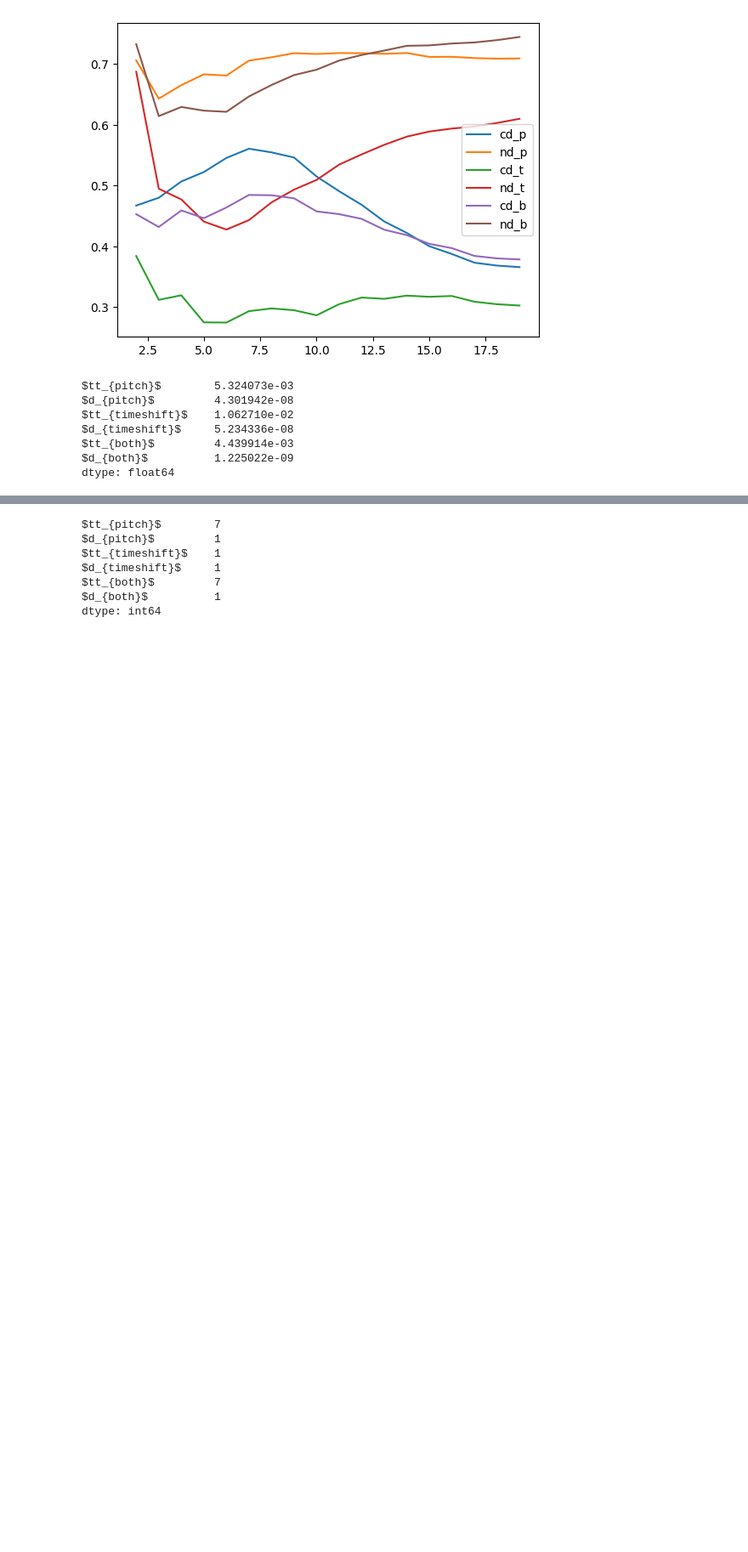
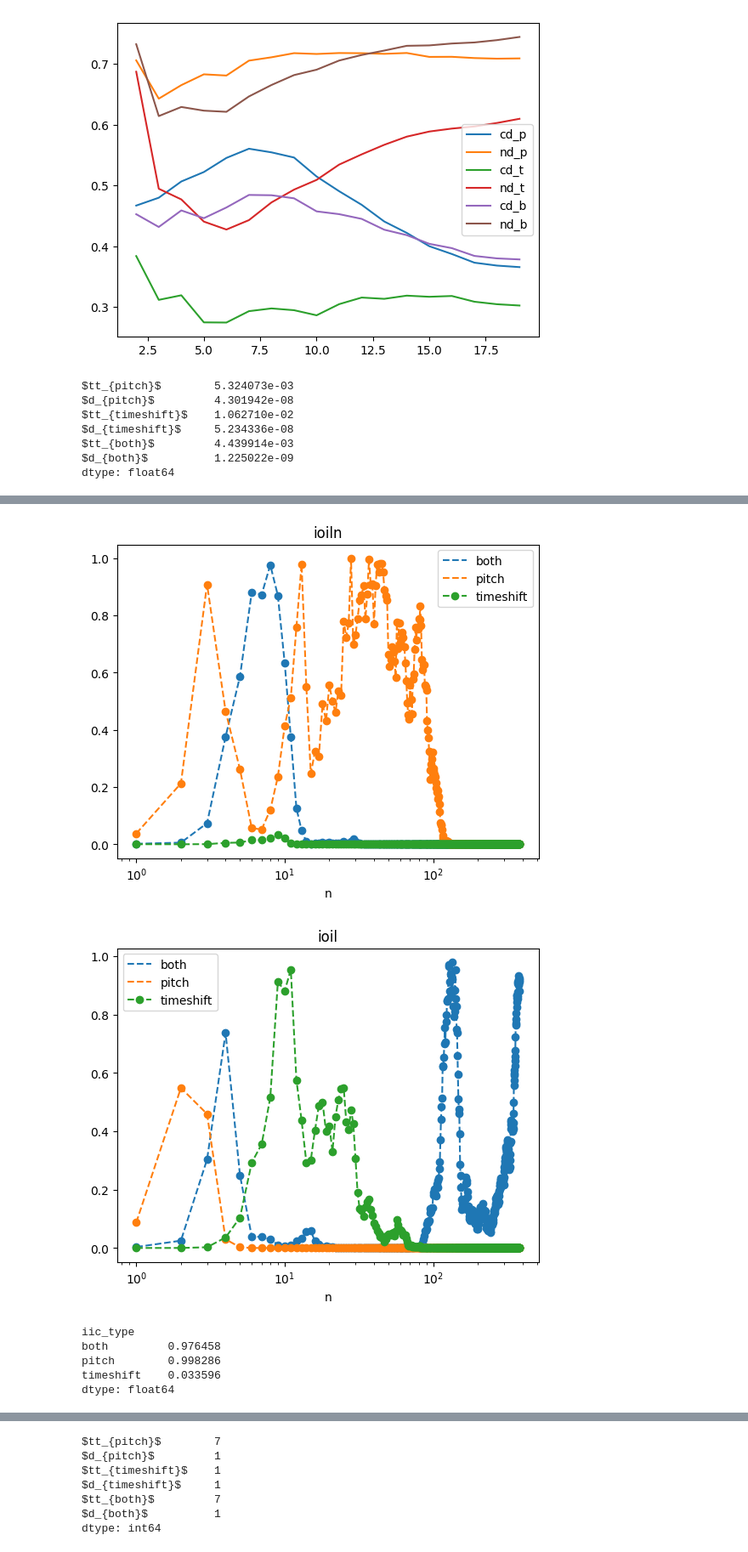
Before and after one commit to muthissar/PIA.No3, a Jupyter notebook: quant.ipynb, the cells around one changed output, grey strips where cells are left out. Shown at 85% size. Drawn from its saved outputs; the diff is of its cells as text; code cells hidden in the pictures; blank space fills up the shorter version.

```diff
--- a/quant.ipynb
+++ b/quant.ipynb
@@ -293,0 +312,34 @@ fig.show()
+# %%
+for compexity_type in  ['ioiln', 'ioil']:
+
+    fig, ax = plt.subplots()
+    # corrs_rhythm[corrs_rhythm.complexity_type == 'ioiln'].groupby('iic_type').plot(x='n', y='p', ax=ax,label='iic_type')
+    # # fig, ax =
+    # # for iic_type, group in corrs_rhythm[corrs_rhythm.complexity_type == 'ioiln'].groupby('iic_type'):
+    # #     plot_curve(ax, 'he', iic_type, group, conf_int=False)
+    # Create a figure and axes
+
+    # Loop over the groups and plot each one on the same axes
+    for iic_type, group in corrs_rhythm[(corrs_rhythm.complexity_type == compexity_type) & (corrs_rhythm.staff_coll == '[[1, 2]]')].groupby('iic_type'):
+        # if iic_type != 'timeshift':
+        #     continue
+        group.plot(x='n', y='p', ax=ax, label=iic_type, linestyle='--', marker='o')
+
+    # Show the legend
+    # ax.legend()
+    ax.set_title(compexity_type)
+    ax.set_xscale('log')
+    # ax.set_xlim(6, 15)
+    # Show the plot
+    plt.show()
+# %% [output]
+[figure, added]
+[figure, added]
+# %%
+corrs_rhythm[(corrs_rhythm.complexity_type == 'ioiln') & (corrs_rhythm.staff_coll == '[[1, 2]]')].groupby('iic_type').apply(lambda x: x.p.max())
+# %% [output]
+iic_type
+both         0.976458
+pitch        0.998286
+timeshift    0.033596
+dtype: float64
```
Also changed, not shown: parts of 6 cells of this notebook, 5 other files.
